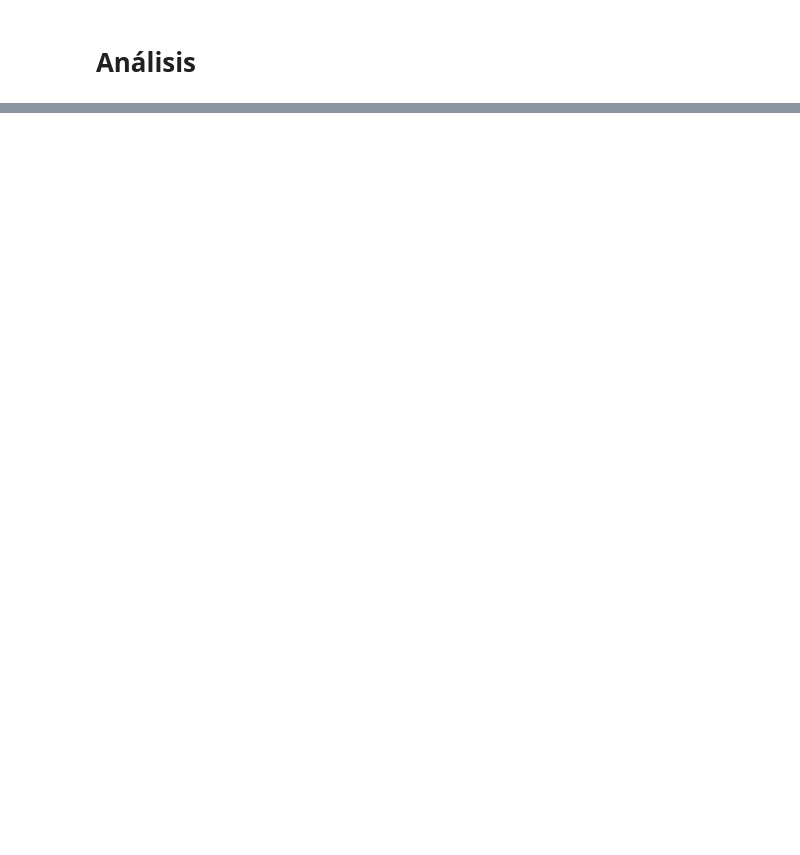
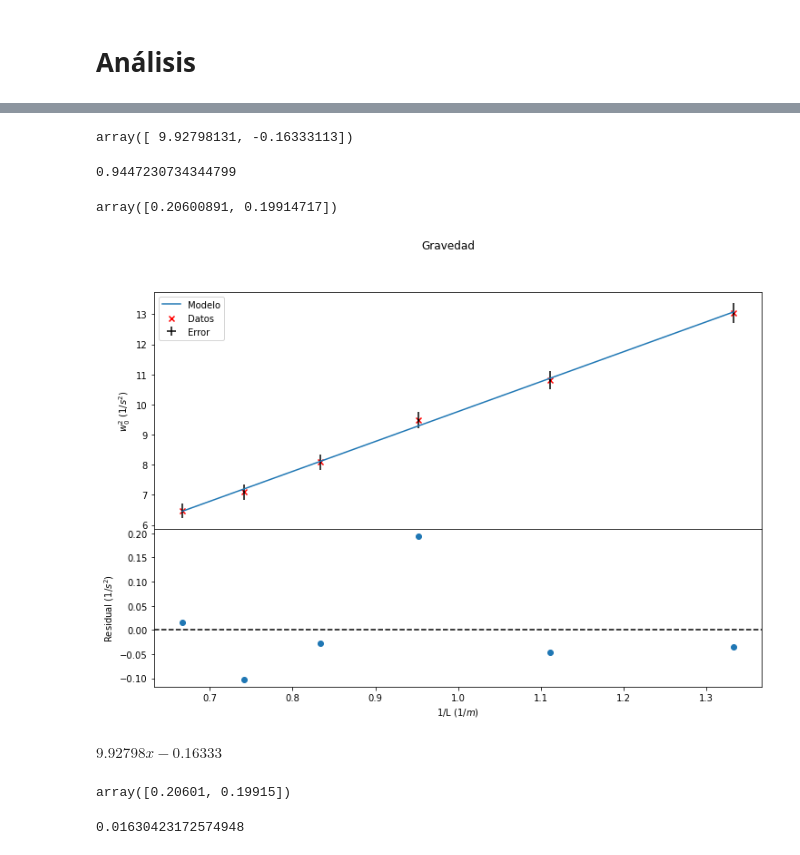
Before and after one commit to slaverdeg/Lab_OyF, a Jupyter notebook: MAS y Amortiguado/MAS_y_Amortiguado.ipynb, the cells around one changed output, grey strips where cells are left out. Cells and saved outputs as stored; diff of their text form; code cells hidden in the pictures; blank space fills up the shorter version.

```diff
--- a/MAS y Amortiguado/MAS_y_Amortiguado.ipynb
+++ b/MAS y Amortiguado/MAS_y_Amortiguado.ipynb
@@ -138,0 +161,52 @@ w = np.array([2.478, 2.611, 2.774, 2.971, 3.172, 3.467]) #rad/s
+# %%
+param = Minimos_cuadrados(1/l,w0**2)
+param[::-1]
+# %% [output]
+array([ 9.92798131, -0.16333113])
+# %%
+Cov,R2,r = GetError(1/l,w0**2,param)
+R2
+# %% [output]
+0.9447230734344799
+# %%
+deltas = Get_sigma(Cov)
+deltas
+# %% [output]
+array([0.20600891, 0.19914717])
+# %%
+error_x = 0.001
+error_y = np.sqrt((param[1]*error_x)**2 + ((1/l)*deltas[0])**2 + (deltas[1]**2))
+# %%
+_x = np.linspace(np.min(1/l),np.max(1/l))
+_y = GetModel(_x,param)
+# %%
+fig, axs = plt.subplots(2, 1, figsize=(12, 8), gridspec_kw={'height_ratios': [1.5, 1]},sharex=True)
+fig.subplots_adjust(hspace=0)
+
+fig.suptitle('Gravedad')
+axs[0].scatter(1/l,w0**2,label='Datos',color='r',marker='x')
+axs[0].errorbar(1/l,w0**2, xerr= error_x, yerr= error_y, fmt='none', ecolor='black', label= 'Error')
+axs[0].plot(_x,_y,label='Modelo')
+axs[0].set_ylabel('$w_{0}^{2}$ (1/$s^{2}$)')
+axs[0].legend()
+
+axs[1].scatter(1/l,r)
+axs[1].axhline(y=0, color='black', linestyle='--')
+axs[1].set_xlabel('1/L (1/$m$)')
+axs[1].set_ylabel('Residual (1/$s^{2}$)')
+plt.show()
+# %% [output]
+[figure, added]
+# %%
+Y_ = GetModel(X,np.round(param,5))
+Y_
+# %% [output]
+$\displaystyle 9.92798 x - 0.16333$
+# %%
+np.round(deltas,5)
+# %% [output]
+array([0.20601, 0.19915])
+# %%
+Error_porcentual(g,param[1])
+# %% [output]
+0.01630423172574948
```
Also changed, not shown: parts of 8 cells of this notebook, 3 other files.
